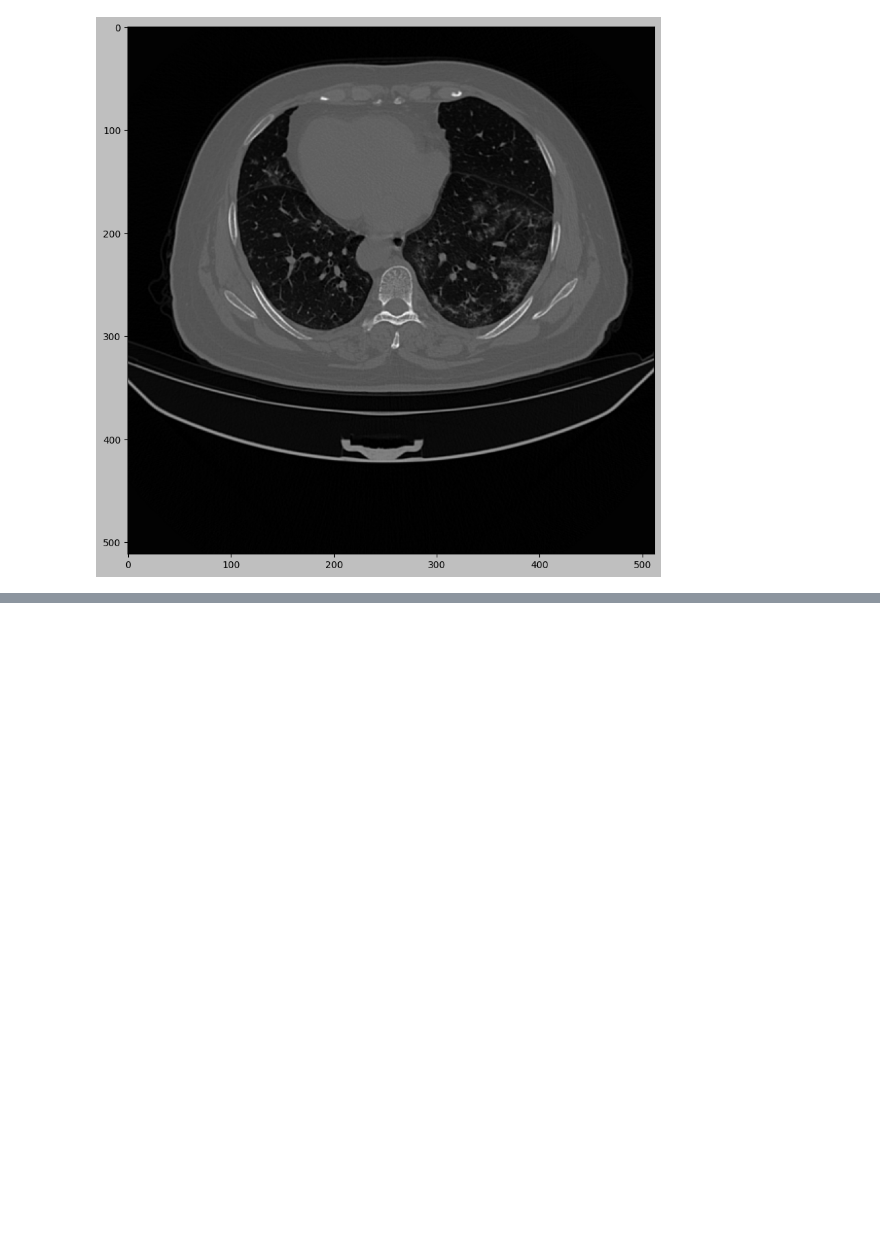
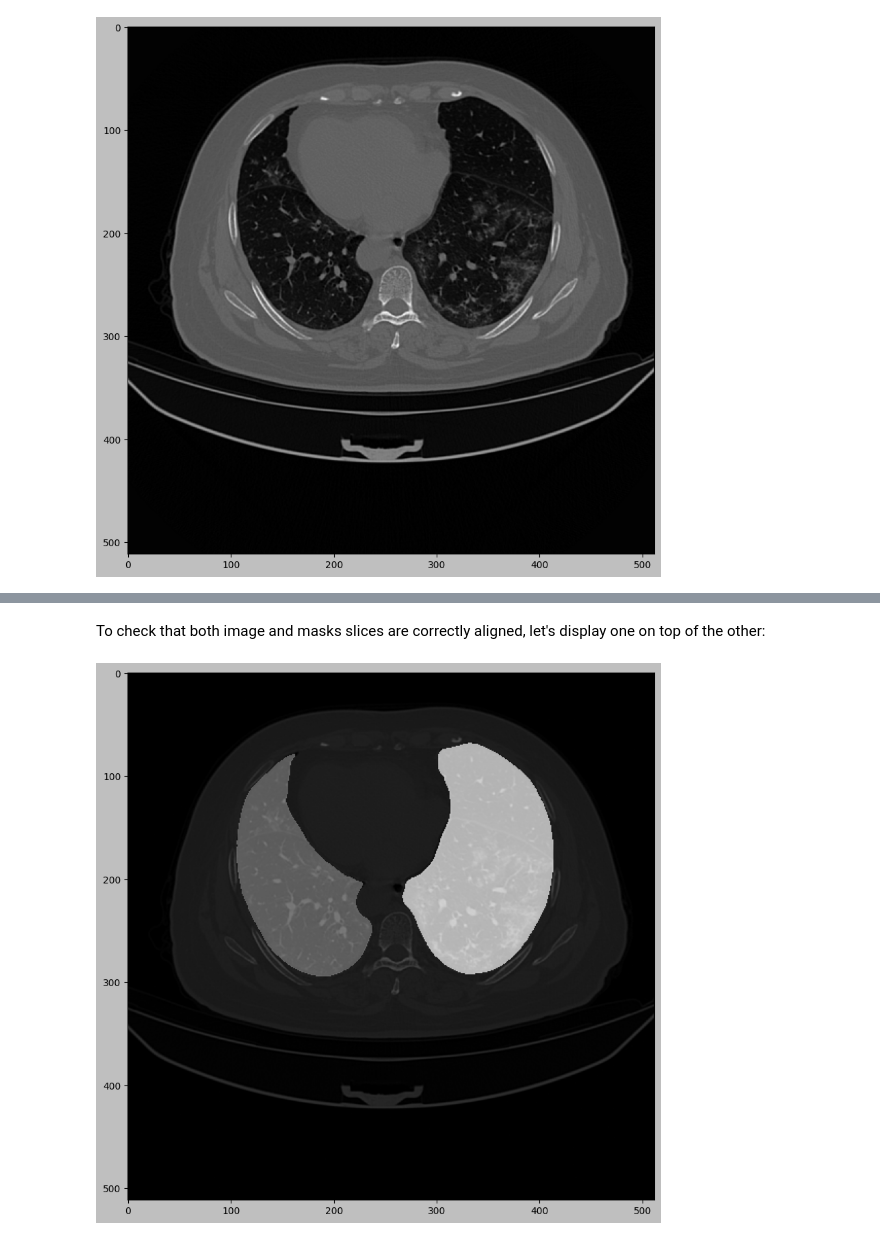
Before and after one commit to i3uex/sam, a Jupyter notebook: notebooks/image_transformations.ipynb, the cells around one changed output, grey strips where cells are left out. Saved outputs shown, nothing was run; the diff lists cells and outputs as text; code cells hidden in the pictures; blank space fills up the shorter version.

```diff
--- a/notebooks/image_transformations.ipynb
+++ b/notebooks/image_transformations.ipynb
@@ -44,7 +46,7 @@ plt.show()
 # %% [markdown]
 The slice loaded via Python now looks identical to the one loaded via ImageJ. The last step would be rotating the image 180º:
 # %%
-image_slice = image_slice[::-1,::-1]
+image_slice = np.rot90(image_slice, k=2, axes=(0, 1))
 
 plt.figure(figsize=(10, 10))
 plt.style.use('grayscale')
@@ -56,0 +89,10 @@ Now the image looks right. This means that, in this case, we have to transpose t
+# %% [markdown]
+To check that both image and masks slices are correctly aligned, let's display one on top of the other:
+# %%
+plt.figure(figsize=(10, 10))
+plt.style.use('grayscale')
+plt.imshow(image_slice)
+plt.gca().imshow(masks_slice, alpha=0.7)
+plt.show()
+# %% [output]
+[figure, added]
```
Also changed, not shown: parts of 12 cells of this notebook, 3 other files.
